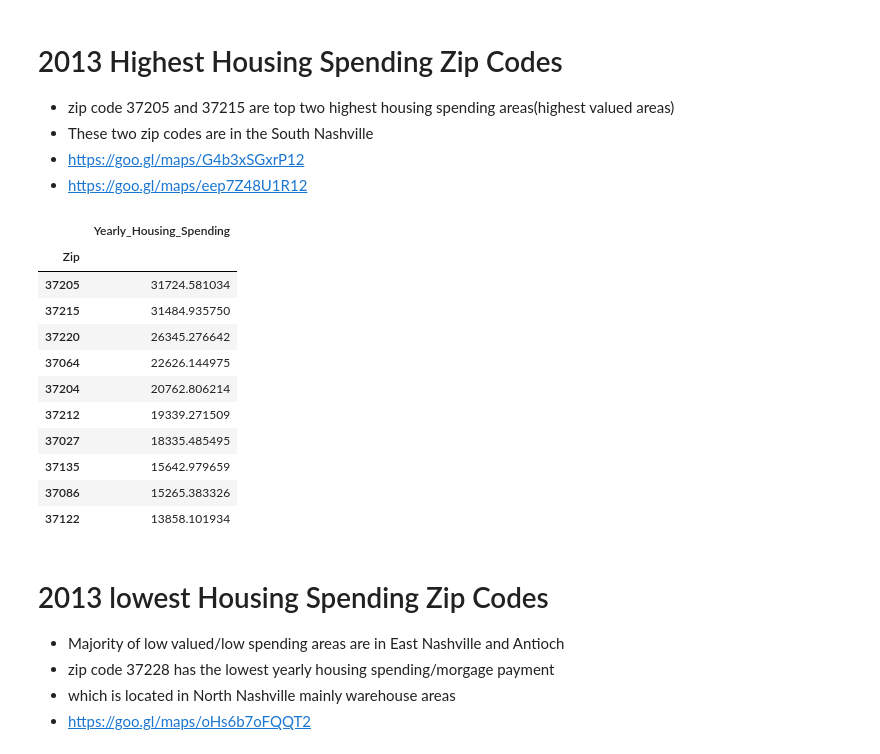
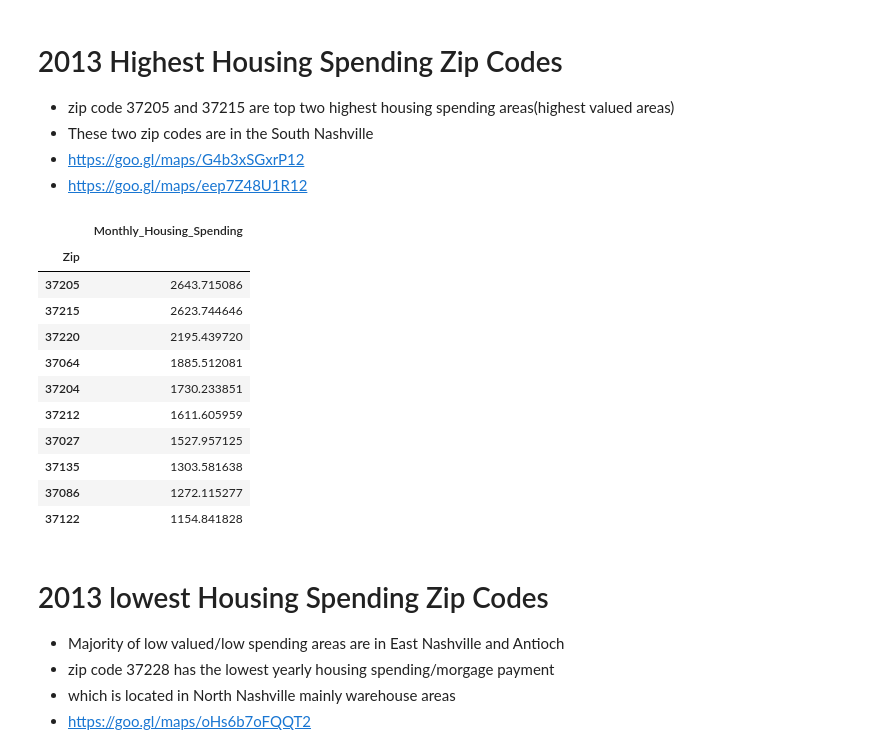
Before and after one commit to asidamo/affordable-housing, a Jupyter notebook: data_question_4.ipynb, the cells around one changed output. Saved outputs shown, nothing was run; the diff lists cells and outputs as text; code cells hidden in the pictures.

```diff
--- a/data_question_4.ipynb
+++ b/data_question_4.ipynb
@@ -167,8 +167,8 @@ sf2013.AppraisedValue.mean()
 r=0.0475/12 # monthly interest rate
 m=30*12 # number of months in 30 years
 
-# calculate yearly spending
-sf2013['Yearly_Housing_Spending']=12*(sf2013.AppraisedValue-sf2013.AppraisedValue*0.05)*(r*(1+r)**m)/((1+r)**m-1)
-sf2009['Yearly_Housing_Spending']=12*(sf2009.AppraisedValue-sf2009.AppraisedValue*0.05)*(r*(1+r)**m)/((1+r)**m-1)
-sf2017['Yearly_Housing_Spending']=12*(sf2017.AppraisedValue-sf2017.AppraisedValue*0.05)*(r*(1+r)**m)/((1+r)**m-1)
+# calculate monthly spending
+sf2013['Monthly_Housing_Spending']=(sf2013.AppraisedValue-sf2013.AppraisedValue*0.05)*(r*(1+r)**m)/((1+r)**m-1)
+sf2009['Monthly_Housing_Spending']=(sf2009.AppraisedValue-sf2009.AppraisedValue*0.05)*(r*(1+r)**m)/((1+r)**m-1)
+sf2017['Monthly_Housing_Spending']=(sf2017.AppraisedValue-sf2017.AppraisedValue*0.05)*(r*(1+r)**m)/((1+r)**m-1)
 # %%
@@ -183,5 +183,5 @@ Name: Yearly_Housing_Spending, dtype: float64
 # %%
-sf2013_Zip=sf2013.loc[:,['Zip','Yearly_Housing_Spending']]
+sf2013_Zip=sf2013.loc[:,['Zip','Monthly_Housing_Spending']]
 # %% [markdown]
 # 2013 Highest Housing Spending Zip Codes
 
@@ -191,23 +191,23 @@ sf2013_Zip=sf2013.loc[:,['Zip','Yearly_Housing_Spending']]
 *  https://goo.gl/maps/eep7Z48U1R12
 # %%
 # calculate mean morgage by zip codes
-sf2013_Zip.groupby('Zip').mean().sort_values('Yearly_Housing_Spending',ascending=False)
+sf2013_Zip.groupby('Zip').mean().sort_values('Monthly_Housing_Spending',ascending=False)
 # top 10 highest morgage zip codes
-highest_morgage_Zip=sf2013_Zip.groupby('Zip').mean().sort_values('Yearly_Housing_Spending',ascending=False).head(10)
+highest_morgage_Zip=sf2013_Zip.groupby('Zip').mean().sort_values('Monthly_Housing_Spending',ascending=False).head(10)
 highest_morgage_Zip
 # %% [output]
-|  | Yearly_Housing_Spending |
+|  | Monthly_Housing_Spending |
 | Zip |  |
-| 37205 | 31724.581034 |
-| 37215 | 31484.935750 |
-| 37220 | 26345.276642 |
-| 37064 | 22626.144975 |
-| 37204 | 20762.806214 |
-| 37212 | 19339.271509 |
-| 37027 | 18335.485495 |
-| 37135 | 15642.979659 |
-| 37086 | 15265.383326 |
-| 37122 | 13858.101934 |
+| 37205 | 2643.715086 |
+| 37215 | 2623.744646 |
+| 37220 | 2195.439720 |
+| 37064 | 1885.512081 |
+| 37204 | 1730.233851 |
+| 37212 | 1611.605959 |
+| 37027 | 1527.957125 |
+| 37135 | 1303.581638 |
+| 37086 | 1272.115277 |
+| 37122 | 1154.841828 |
 # %% [markdown]
 # 2013 lowest Housing Spending Zip Codes
 
```
Also changed, not shown: parts of 30 cells of this notebook.
